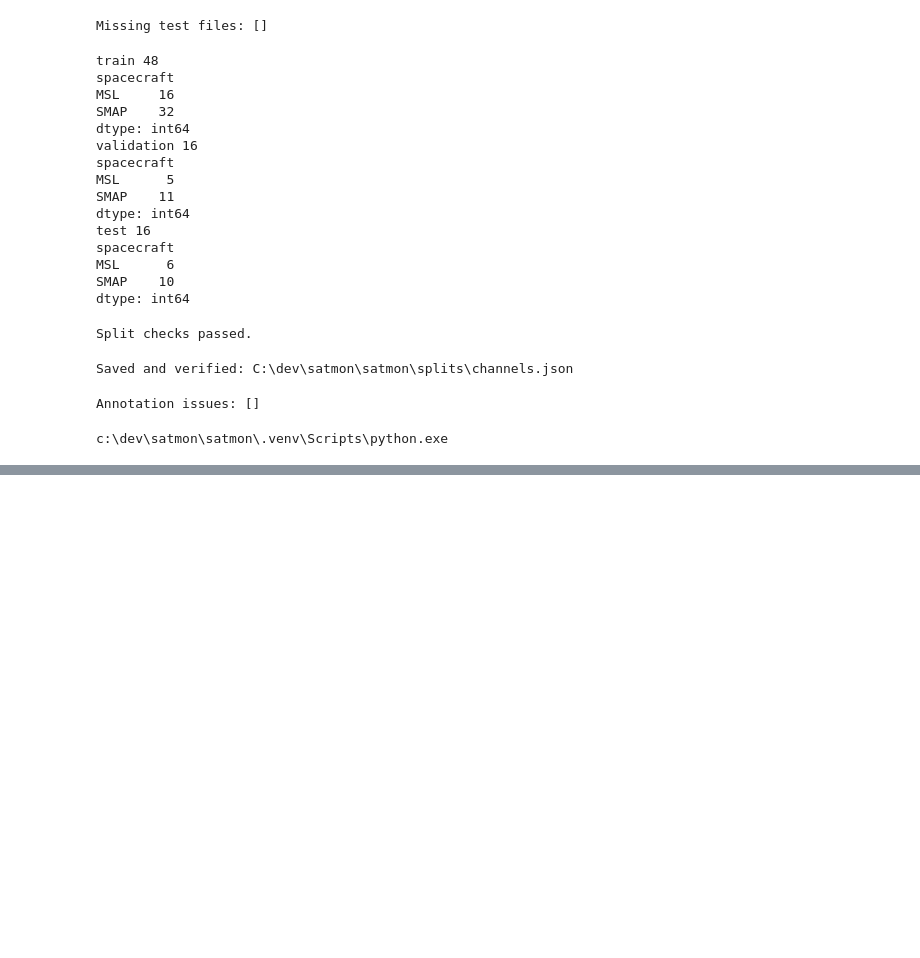
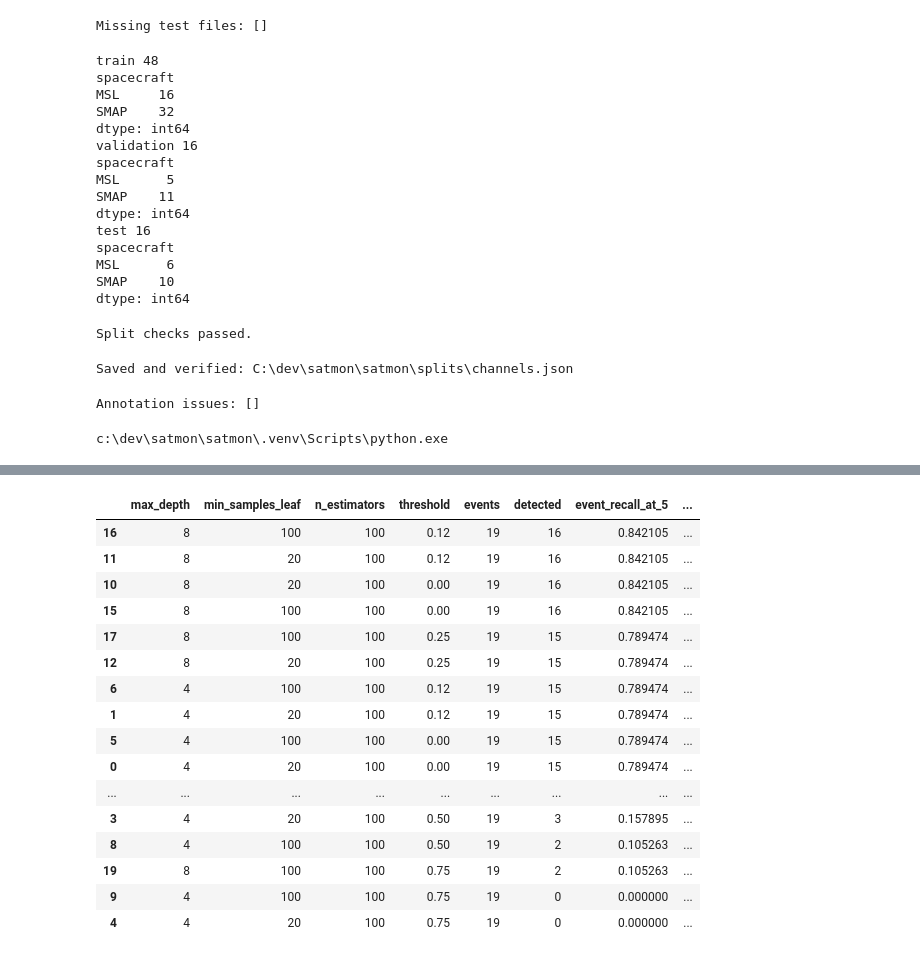
Before and after one commit to lhaase3/satmon, a Jupyter notebook: notebooks/01_data_inspection.ipynb, the cells around one changed output, grey strips where cells are left out. Saved outputs shown, nothing was run; the diff lists cells and outputs as text; code cells hidden in the pictures; blank space fills up the shorter version.

```diff
--- a/notebooks/01_data_inspection.ipynb
+++ b/notebooks/01_data_inspection.ipynb
@@ -389,0 +1231,20 @@ display(examples)
+# %%
+import importlib
+import satmon.models
+
+importlib.reload(satmon.models)
+
+from satmon.models import make_pca_logistic_pipeline
+
+pca_models = {}
+
+for n_components in [2, 3]:
+    model = make_pca_logistic_pipeline(n_components, C=1.0)
+    model.fit(X_train, y_train)
+    pca_models[n_components] = model
+
+    explained = model.named_steps["pca"].explained_variance_ratio_
+
+    print(f"{n_components} components")
+    print("Explained variance ratios:", explained)
+    print("Total retained variance:", explained.sum())
@@ -389,0 +1423,55 @@ display(examples)
+# %%
+import importlib
+import satmon.models
+
+importlib.reload(satmon.models)
+
+from satmon.models import make_random_forest
+
+forest_tuning_rows = []
+forest_candidates = {}
+
+for depth in [4, 8]:
+    for leaf_size in [20, 100]:
+        print(f"Fitting depth={depth}, min_samples_leaf={leaf_size}")
+
+        model = make_random_forest(
+            max_depth=depth,
+            min_samples_leaf=leaf_size,
+            n_estimators=100,
+        )
+        model.fit(X_train, y_train)
+        forest_candidates[(depth, leaf_size)] = model
+
+        positive_column = np.flatnonzero(
+            model.classes_ == 1
+        ).item()
+
+        scored_validation = validation_examples.copy()
+        scored_validation["score"] = model.predict_proba(
+            scored_validation[feature_columns]
+        )[:, positive_column]
+
+        for threshold in [0.0, 0.12, 0.25, 0.5, 0.75]:
+            result = evaluate_scored_channels(
+                scored_validation,
+                validation,
+                threshold=threshold,
+            )
+
+            forest_tuning_rows.append({
+                "max_depth": depth,
+                "min_samples_leaf": leaf_size,
+                "n_estimators": 100,
+                **result,
+            })
+
+forest_tuning_results = pd.DataFrame(forest_tuning_rows)
+
+display(
+    forest_tuning_results.sort_values(
+        ["detected", "false_alerts", "max_depth", "min_samples_leaf"],
+        ascending=[False, True, True, False],
+    )
+)
+# %% [output]
@@ -389,0 +1482,17 @@ display(examples)
+|  | max_depth | min_samples_leaf | n_estimators | threshold | events | detected | event_recall_at_5 | ... |
+| 16 | 8 | 100 | 100 | 0.12 | 19 | 16 | 0.842105 | ... |
+| 11 | 8 | 20 | 100 | 0.12 | 19 | 16 | 0.842105 | ... |
+| 10 | 8 | 20 | 100 | 0.00 | 19 | 16 | 0.842105 | ... |
+| 15 | 8 | 100 | 100 | 0.00 | 19 | 16 | 0.842105 | ... |
+| 17 | 8 | 100 | 100 | 0.25 | 19 | 15 | 0.789474 | ... |
+| 12 | 8 | 20 | 100 | 0.25 | 19 | 15 | 0.789474 | ... |
+| 6 | 4 | 100 | 100 | 0.12 | 19 | 15 | 0.789474 | ... |
+| 1 | 4 | 20 | 100 | 0.12 | 19 | 15 | 0.789474 | ... |
+| 5 | 4 | 100 | 100 | 0.00 | 19 | 15 | 0.789474 | ... |
+| 0 | 4 | 20 | 100 | 0.00 | 19 | 15 | 0.789474 | ... |
+| ... | ... | ... | ... | ... | ... | ... | ... | ... |
+| 3 | 4 | 20 | 100 | 0.50 | 19 | 3 | 0.157895 | ... |
+| 8 | 4 | 100 | 100 | 0.50 | 19 | 2 | 0.105263 | ... |
+| 19 | 8 | 100 | 100 | 0.75 | 19 | 2 | 0.105263 | ... |
+| 9 | 4 | 100 | 100 | 0.75 | 19 | 0 | 0.000000 | ... |
+| 4 | 4 | 20 | 100 | 0.75 | 19 | 0 | 0.000000 | ... |
```
Also changed, not shown: parts of 47 cells of this notebook, 18 other files.
